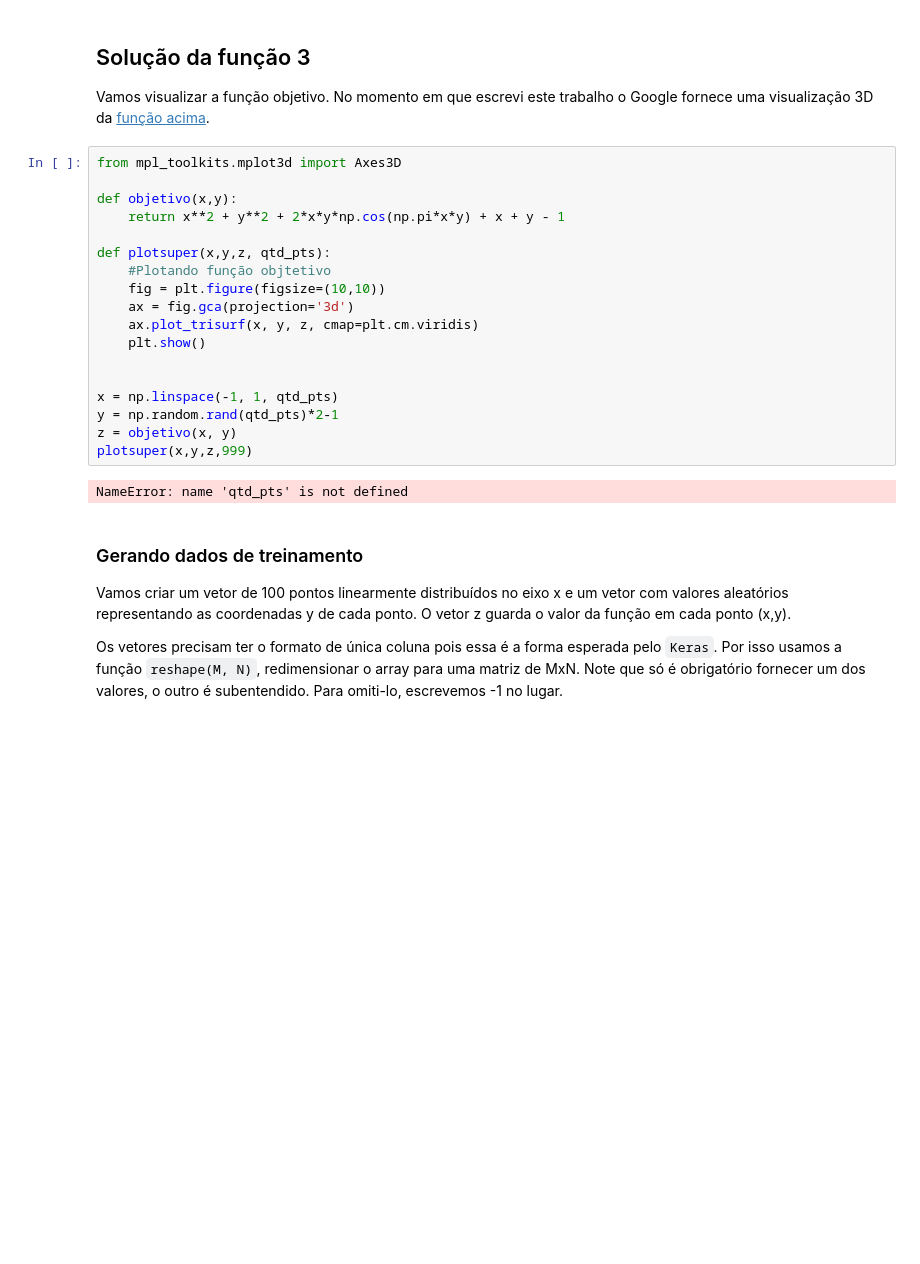
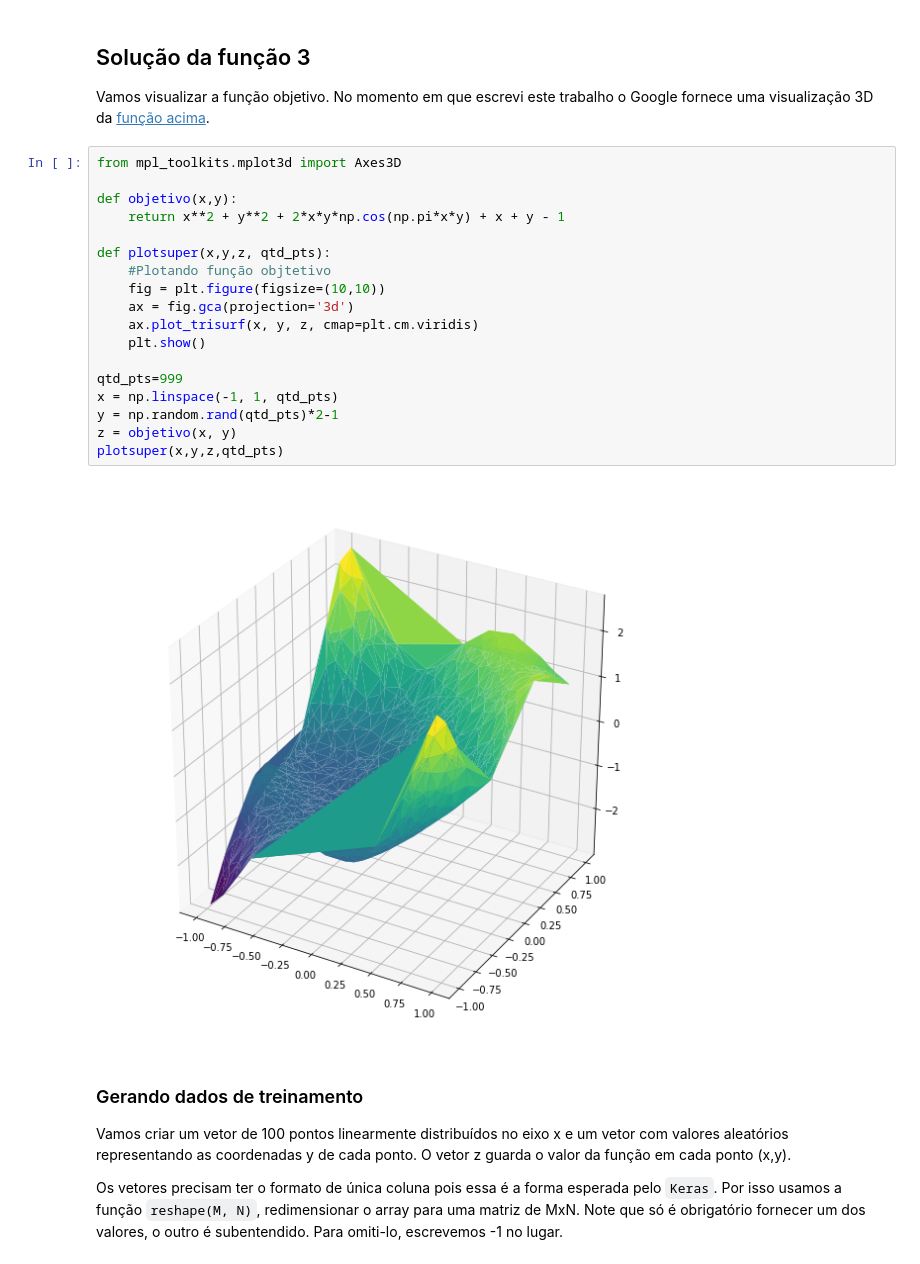
Before and after one commit to victorers1/DCA0133-AprendizagemDeMaquina, a Jupyter notebook: Unidade 2/Q2-EstimadorDeFuncao.ipynb, the cells around one changed output. Saved outputs shown, nothing was run; the diff lists cells and outputs as text; blank space fills up the shorter version.

```diff
--- a/Unidade 2/Q2-EstimadorDeFuncao.ipynb
+++ b/Unidade 2/Q2-EstimadorDeFuncao.ipynb
@@ -172,23 +223,23 @@ Vamos visualizar a função objetivo. No momento em que escrevi este trabalho o
 # %%
 from mpl_toolkits.mplot3d import Axes3D
 
 def objetivo(x,y):
     return x**2 + y**2 + 2*x*y*np.cos(np.pi*x*y) + x + y - 1
 
 def plotsuper(x,y,z, qtd_pts):
     #Plotando função objtetivo
     fig = plt.figure(figsize=(10,10))
     ax = fig.gca(projection='3d')
     ax.plot_trisurf(x, y, z, cmap=plt.cm.viridis)
     plt.show()
 
-
+qtd_pts=999
 x = np.linspace(-1, 1, qtd_pts)
 y = np.random.rand(qtd_pts)*2-1
 z = objetivo(x, y)
-plotsuper(x,y,z,999)
+plotsuper(x,y,z,qtd_pts)
 # %% [output]
-NameError: name 'qtd_pts' is not defined
+[figure, added]
 # %% [markdown]
 ### Gerando dados de treinamento
 Vamos criar um vetor de 100 pontos linearmente distribuídos no eixo x e um vetor com valores aleatórios representando as coordenadas y de cada ponto. O vetor z guarda o valor da função em cada ponto (x,y).
```
Also changed, not shown: parts of 7 cells of this notebook.
